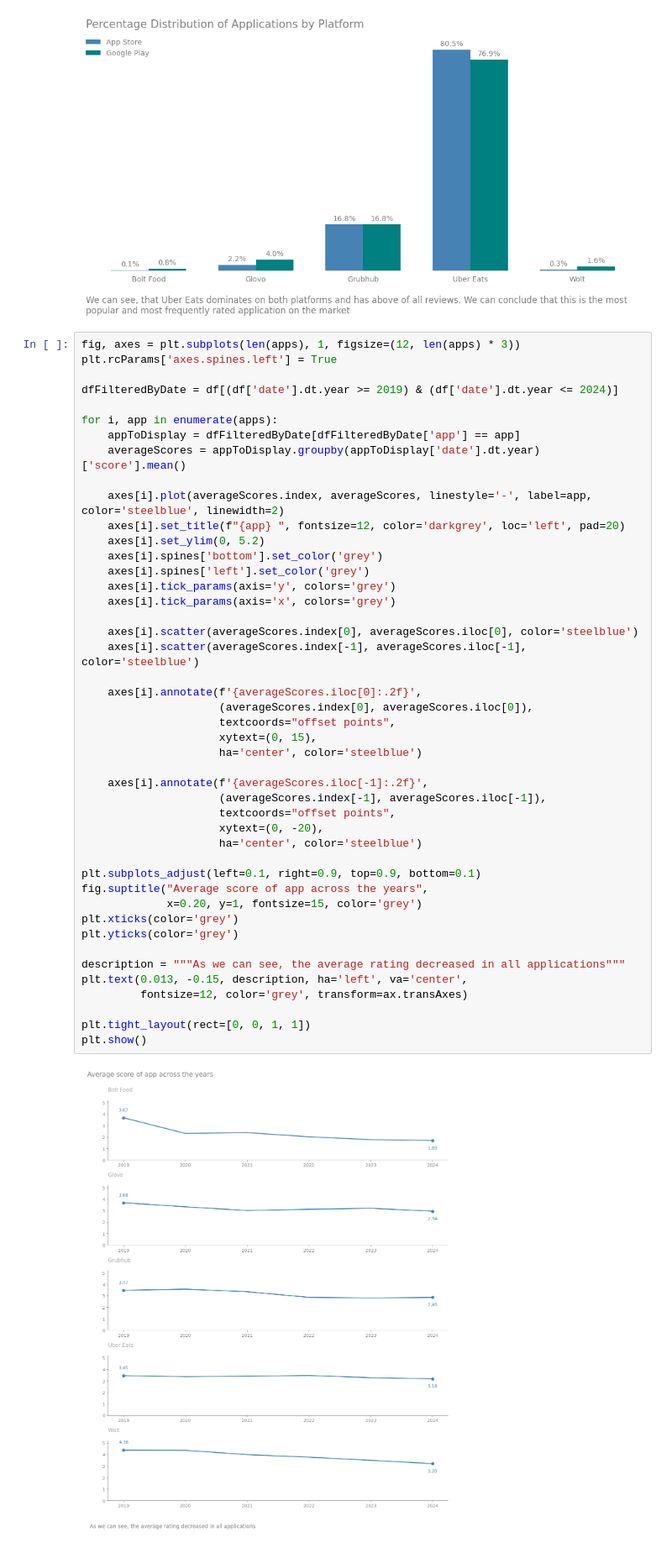
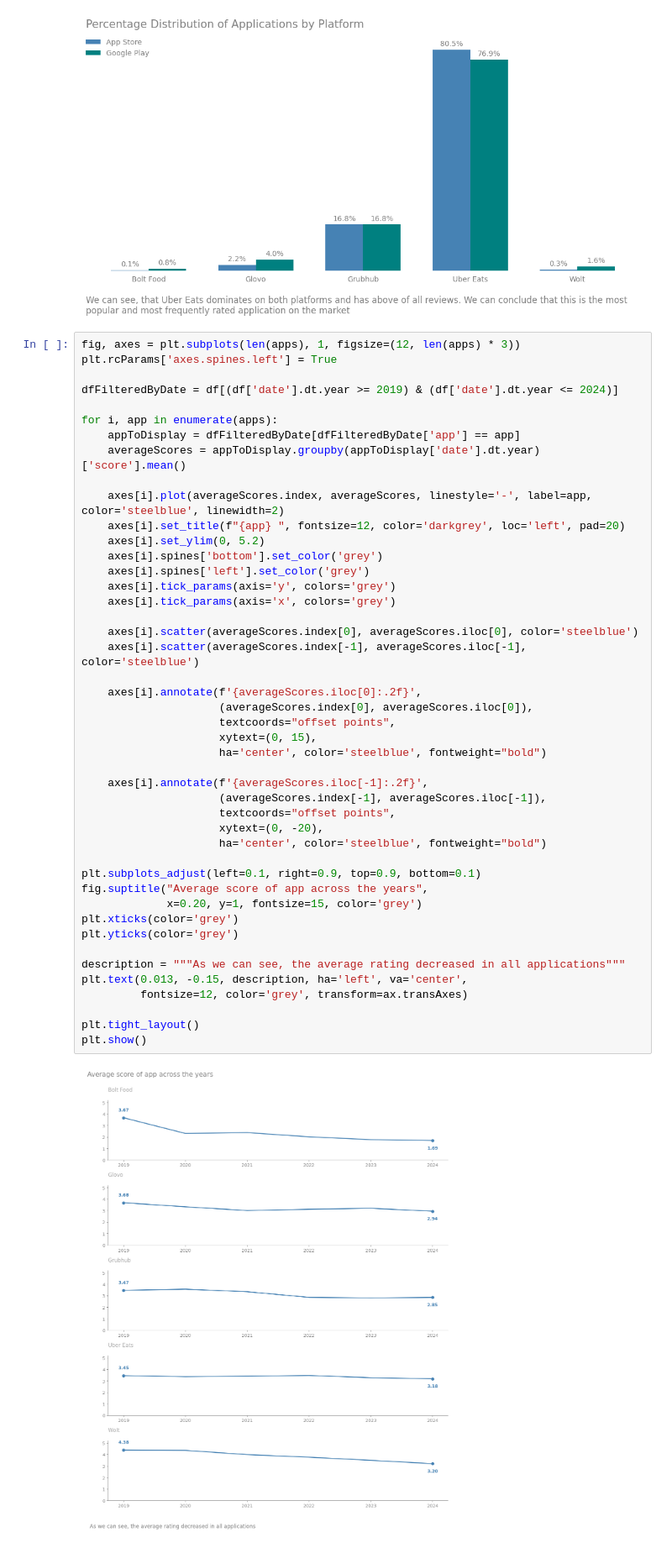
Before and after one commit to OgrodowskiJedrzej/Food-Apps-Review-Revisit, a Jupyter notebook: main.ipynb, the cells around one changed output. Shown: that part at 84% size. Saved outputs shown, nothing was run; the diff lists cells and outputs as text.

```diff
--- a/main.ipynb
+++ b/main.ipynb
@@ -172,34 +188,34 @@ for i, app in enumerate(apps):
     axes[i].spines['bottom'].set_color('grey')
     axes[i].spines['left'].set_color('grey')
     axes[i].tick_params(axis='y', colors='grey')
     axes[i].tick_params(axis='x', colors='grey')
 
     axes[i].scatter(averageScores.index[0], averageScores.iloc[0], color='steelblue')
     axes[i].scatter(averageScores.index[-1], averageScores.iloc[-1], color='steelblue')
 
     axes[i].annotate(f'{averageScores.iloc[0]:.2f}',
                      (averageScores.index[0], averageScores.iloc[0]),
                      textcoords="offset points",
                      xytext=(0, 15),
-                     ha='center', color='steelblue')
+                     ha='center', color='steelblue', fontweight="bold")
 
     axes[i].annotate(f'{averageScores.iloc[-1]:.2f}',
                      (averageScores.index[-1], averageScores.iloc[-1]),
                      textcoords="offset points",
                      xytext=(0, -20),
-                     ha='center', color='steelblue')
+                     ha='center', color='steelblue', fontweight="bold")
 
 plt.subplots_adjust(left=0.1, right=0.9, top=0.9, bottom=0.1)
 fig.suptitle("Average score of app across the years",
              x=0.20, y=1, fontsize=15, color='grey')
 plt.xticks(color='grey')
 plt.yticks(color='grey')
 
 description = """As we can see, the average rating decreased in all applications"""
 plt.text(0.013, -0.15, description, ha='left', va='center',
          fontsize=12, color='grey', transform=ax.transAxes)
 
-plt.tight_layout(rect=[0, 0, 1, 1])
+plt.tight_layout()
 plt.show()
 # %% [output]
-[figure, old version]
+[figure, new version]
```
Also changed, not shown: parts of 12 cells of this notebook.
